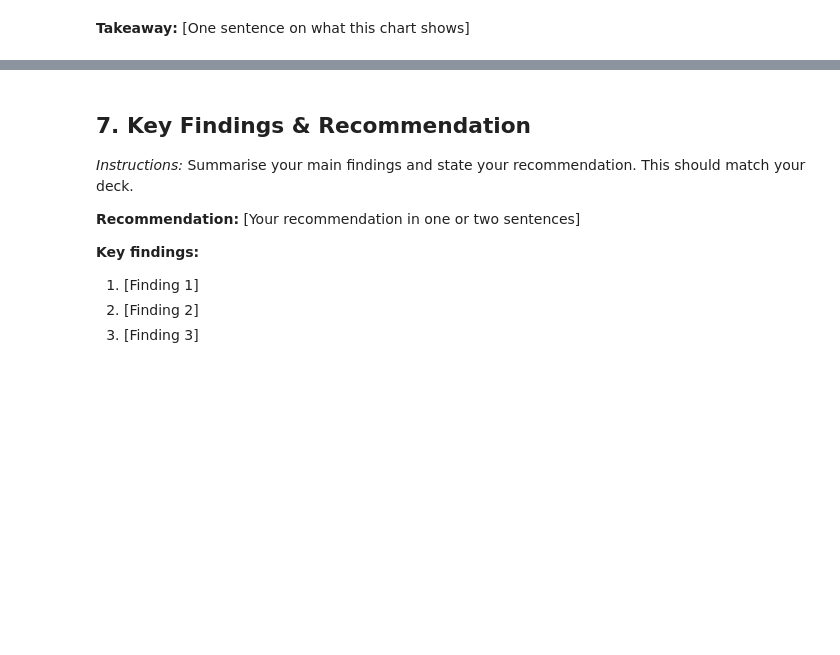
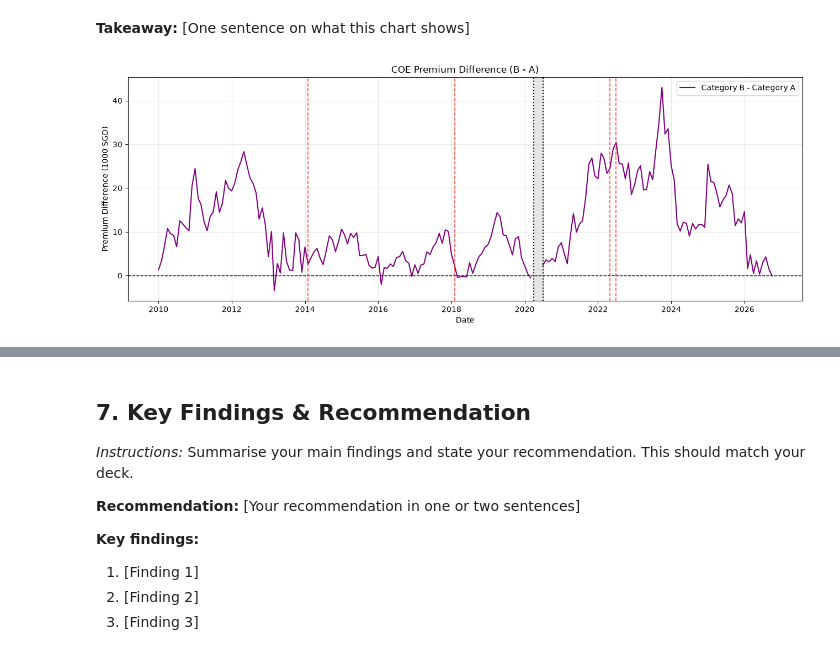
Before and after one commit to XiongZirui/mixue, a Jupyter notebook: main.ipynb, the cells around one changed output, grey strips where cells are left out. Drawn from its saved outputs; the diff is of its cells as text; code cells hidden in the pictures; blank space fills up the shorter version.

```diff
--- a/main.ipynb
+++ b/main.ipynb
@@ -271,2 +381,30 @@ plt.show()
 # %% [markdown]
 **Takeaway:** [One sentence on what this chart shows]
+# %%
+fig, ax = plt.subplots(figsize=(13, 5))
+
+ax.plot(
+    premium.index,
+    premium["difference"],
+    color="purple",
+    label="Category B - Category A"
+)
+
+ax.axhline(
+    y=0,
+    color="black",
+    linestyle="--",
+    linewidth=1
+)
+
+add_annotations(ax)
+
+ax.set_title("COE Premium Difference (B - A)")
+ax.set_ylabel("Premium Difference (1000 SGD)")
+ax.set_xlabel("Date")
+ax.legend()
+
+plt.tight_layout()
+plt.show()
+# %% [output]
+[figure, added]
```
Also changed, not shown: parts of 16 cells of this notebook.
